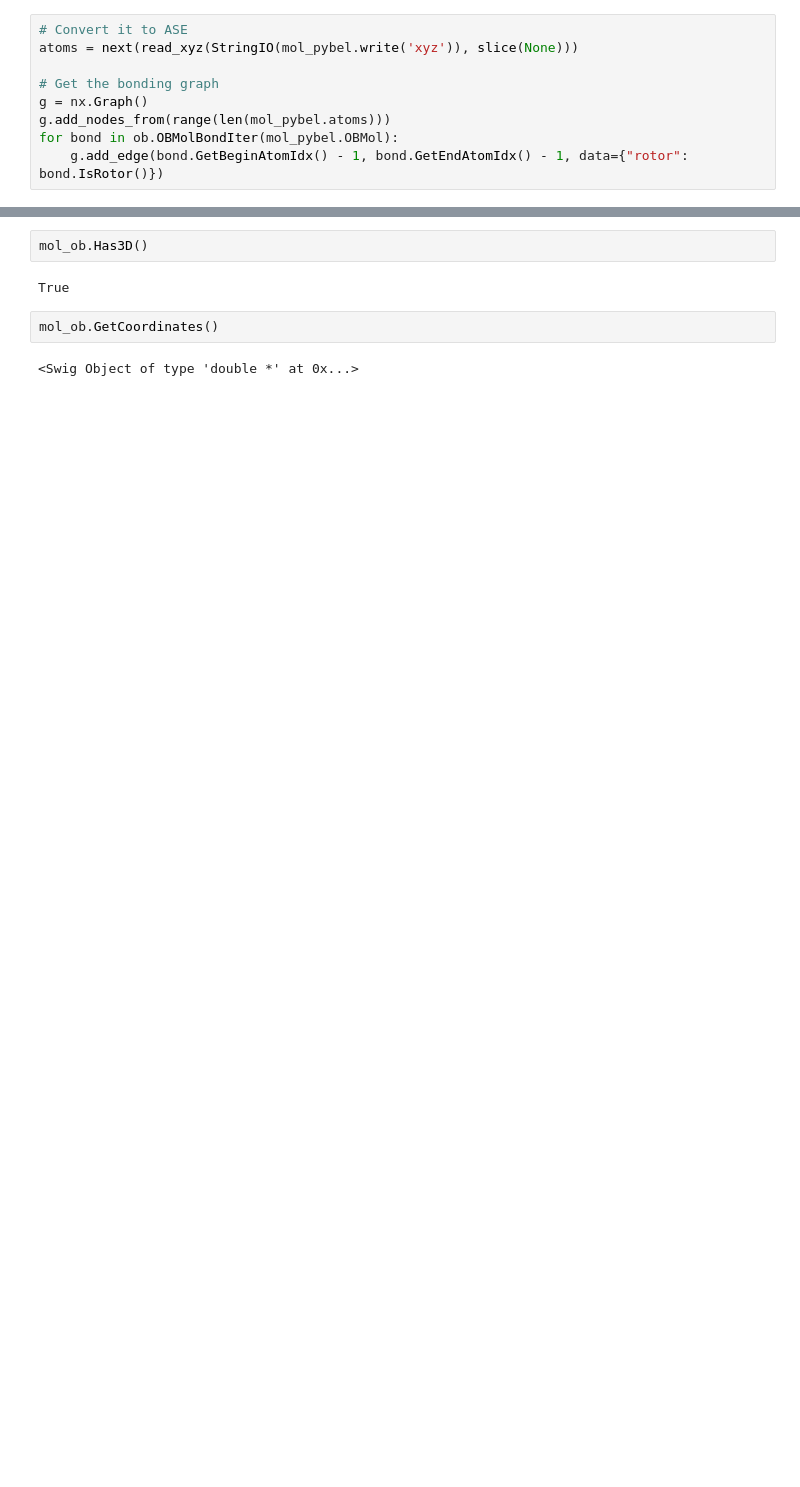
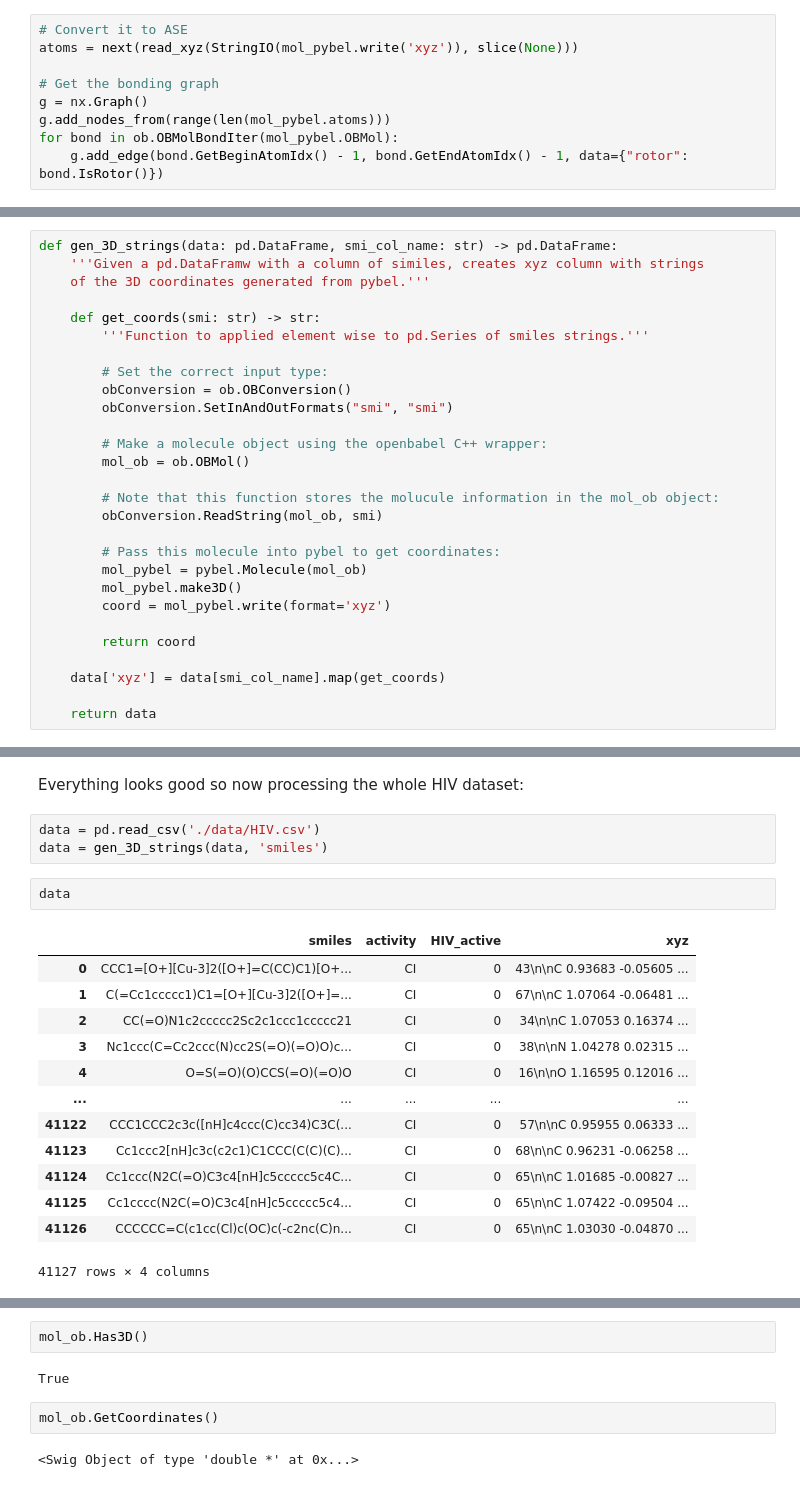
Before and after one commit to diogoviveiros/ai-group-4d-or-2d, a Jupyter notebook: Generating 3D Structures.ipynb, the cells around one changed output, grey strips where cells are left out. Saved outputs shown, nothing was run; the diff lists cells and outputs as text; blank space fills up the shorter version.

Commit message:
Finalized gen_3D_strings function to process whole datasets.

```diff
--- a/Generating 3D Structures.ipynb
+++ b/Generating 3D Structures.ipynb
@@ -94,0 +113,28 @@ The generated graph:
+# %%
+def gen_3D_strings(data: pd.DataFrame, smi_col_name: str) -> pd.DataFrame:
+    '''Given a pd.DataFramw with a column of similes, creates xyz column with strings
+    of the 3D coordinates generated from pybel.'''
+
+    def get_coords(smi: str) -> str:
+        '''Function to applied element wise to pd.Series of smiles strings.'''
+
+        # Set the correct input type:
+        obConversion = ob.OBConversion()
+        obConversion.SetInAndOutFormats("smi", "smi")
+
+        # Make a molecule object using the openbabel C++ wrapper:
+        mol_ob = ob.OBMol()
+
+        # Note that this function stores the molucule information in the mol_ob object:
+        obConversion.ReadString(mol_ob, smi)
+
+        # Pass this molecule into pybel to get coordinates:
+        mol_pybel = pybel.Molecule(mol_ob)
+        mol_pybel.make3D()
+        coord = mol_pybel.write(format='xyz')
+
+        return coord
+
+    data['xyz'] = data[smi_col_name].map(get_coords)
+
+    return data
@@ -94,0 +159,21 @@ The generated graph:
+# %% [markdown]
+Everything looks good so now processing the whole HIV dataset:
+# %%
+data = pd.read_csv('./data/HIV.csv')
+data = gen_3D_strings(data, 'smiles')
+# %%
+data
+# %% [output]
+|  | smiles | activity | HIV_active | xyz |
+| 0 | CCC1=[O+][Cu-3]2([O+]=C(CC)C1)[O+... | CI | 0 | 43\n\nC 0.93683 -0.05605 ... |
+| 1 | C(=Cc1ccccc1)C1=[O+][Cu-3]2([O+]=... | CI | 0 | 67\n\nC 1.07064 -0.06481 ... |
+| 2 | CC(=O)N1c2ccccc2Sc2c1ccc1ccccc21 | CI | 0 | 34\n\nC 1.07053 0.16374 ... |
+| 3 | Nc1ccc(C=Cc2ccc(N)cc2S(=O)(=O)O)c... | CI | 0 | 38\n\nN 1.04278 0.02315 ... |
+| 4 | O=S(=O)(O)CCS(=O)(=O)O | CI | 0 | 16\n\nO 1.16595 0.12016 ... |
+| ... | ... | ... | ... | ... |
+| 41122 | CCC1CCC2c3c([nH]c4ccc(C)cc34)C3C(... | CI | 0 | 57\n\nC 0.95955 0.06333 ... |
+| 41123 | Cc1ccc2[nH]c3c(c2c1)C1CCC(C(C)(C)... | CI | 0 | 68\n\nC 0.96231 -0.06258 ... |
+| 41124 | Cc1ccc(N2C(=O)C3c4[nH]c5ccccc5c4C... | CI | 0 | 65\n\nC 1.01685 -0.00827 ... |
+| 41125 | Cc1cccc(N2C(=O)C3c4[nH]c5ccccc5c4... | CI | 0 | 65\n\nC 1.07422 -0.09504 ... |
+| 41126 | CCCCCC=C(c1cc(Cl)c(OC)c(-c2nc(C)n... | CI | 0 | 65\n\nC 1.03030 -0.04870 ... |
+41127 rows × 4 columns
```
Also changed, not shown: parts of 22 cells of this notebook.
